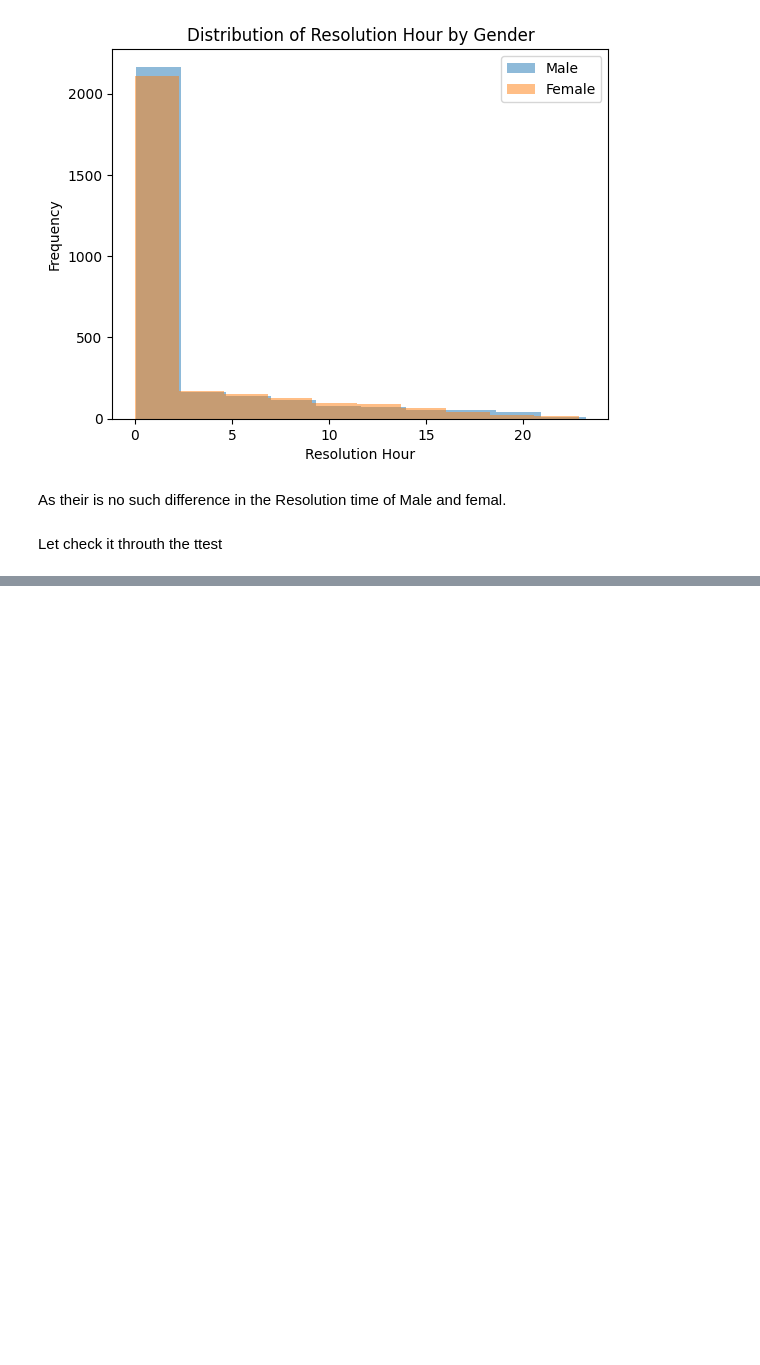
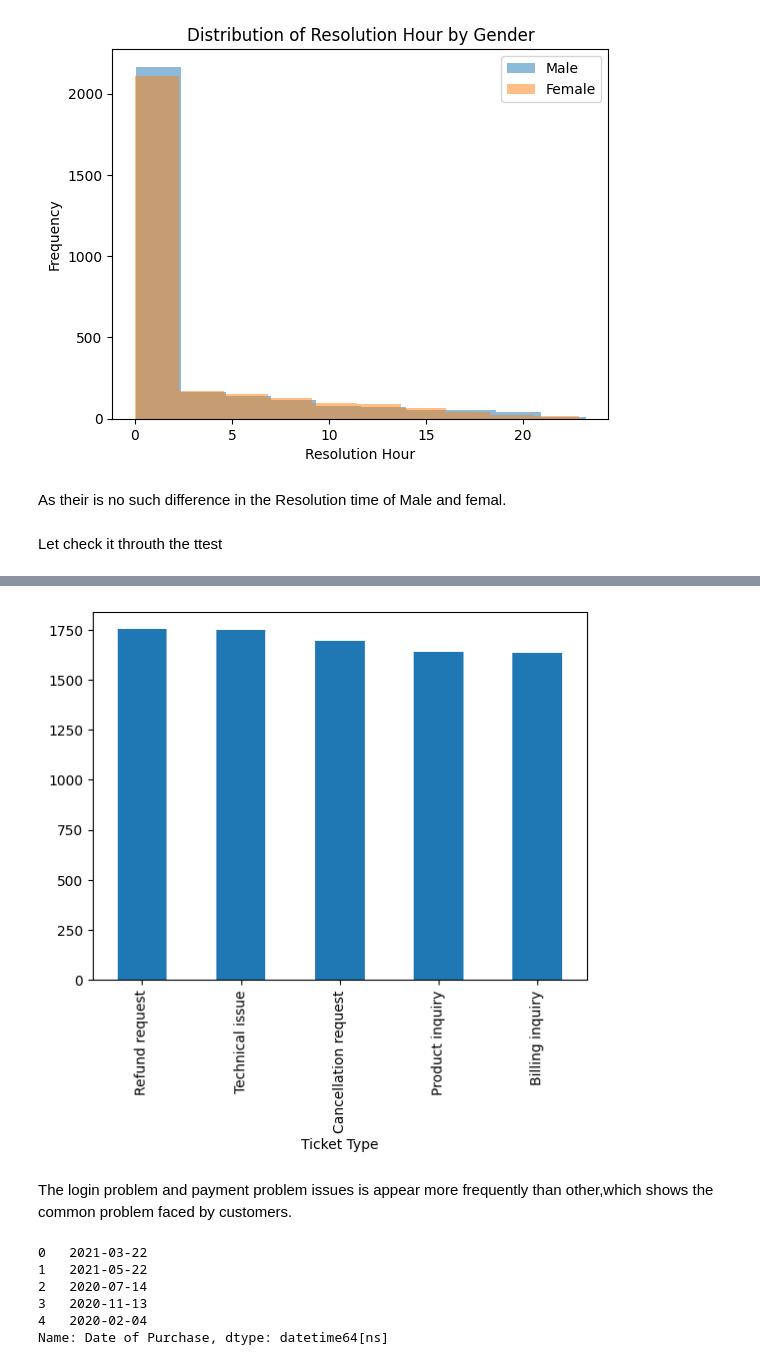
Before and after one commit to nomankhan0347893-web/mentorship-program-devsil, a Jupyter notebook: custommer_support_ticket.ipynb, the cells around one changed output, grey strips where cells are left out. Drawn from its saved outputs; the diff is of its cells as text; code cells hidden in the pictures; blank space fills up the shorter version.

```diff
--- a/custommer_support_ticket.ipynb
+++ b/custommer_support_ticket.ipynb
@@ -490,0 +582,18 @@ t_test,p_value=
+# %%
+# view by graph
+df['Ticket Type'].value_counts().plot(kind='bar')
+plt.show()
+# %% [output]
+[figure, added]
+# %% [markdown]
+The login problem and payment problem issues is appear more frequently than other,which shows the common problem  faced by customers.
+# %%
+# Now  Analyzing the dat of purchase columns
+df['Date of Purchase'].head()
+# %% [output]
+0   2021-03-22
+1   2021-05-22
+2   2020-07-14
+3   2020-11-13
+4   2020-02-04
+Name: Date of Purchase, dtype: datetime64[ns]
```
Also changed, not shown: parts of 25 cells of this notebook.
